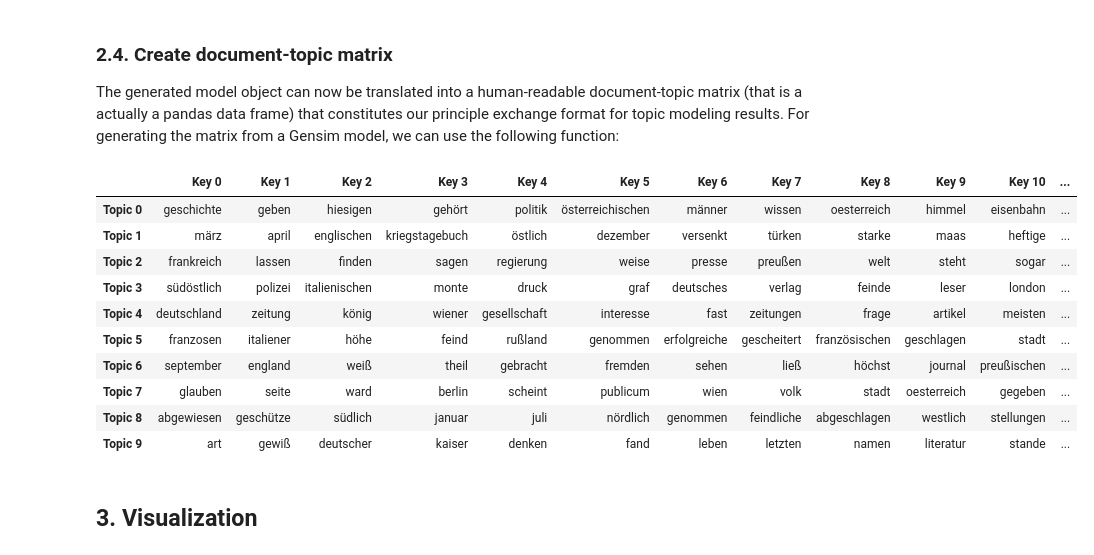
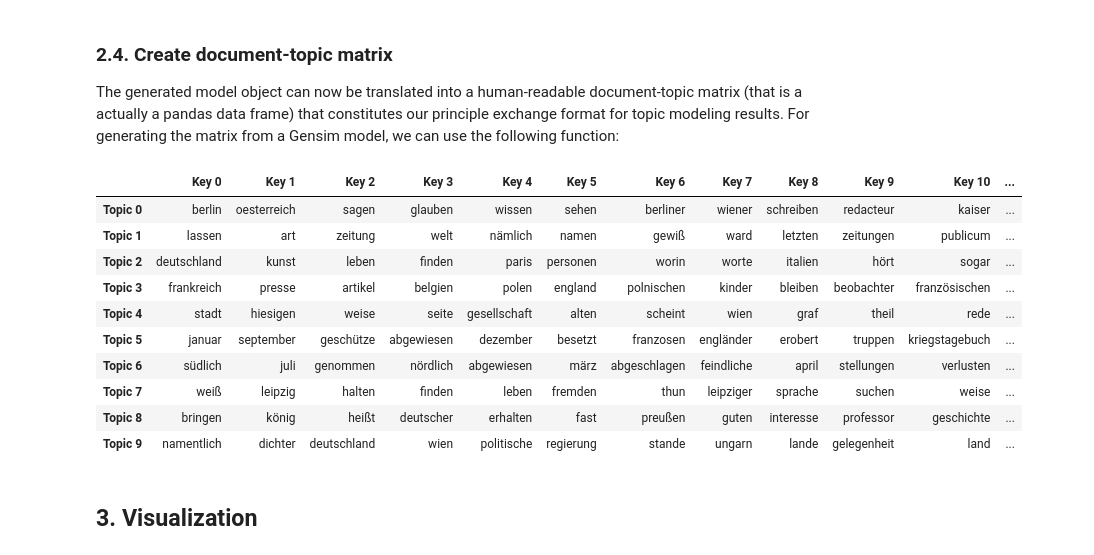
Before and after one commit to pielstroem/Topics, a Jupyter notebook: IntroducingMallet.ipynb, the cells around one changed output. Drawn from its saved outputs; the diff is of its cells as text; code cells hidden in the pictures.

```diff
--- a/IntroducingMallet.ipynb
+++ b/IntroducingMallet.ipynb
@@ -279,20 +279,20 @@ Wall time: 5.63 s
 
 The generated model object can now be translated into a human-readable document-topic matrix (that is a actually a pandas data frame) that constitutes our principle exchange format for topic modeling results. For generating the matrix from a Gensim model, we can use the following function:
 # %%
-topics = postprocessing.show_topics(topic_keys_file='tutorial_supplementals/mallet_output/topics.txt')
+topics = postprocessing.show_topics(topic_keys_file='tutorial_supplementals/mallet_output/topic_keys.txt')
 topics
 # %% [output]
 |  | Key 0 | Key 1 | Key 2 | Key 3 | Key 4 | Key 5 | Key 6 | Key 7 | Key 8 | Key 9 | Key 10 | ... |
-| Topic 0 | geschichte | geben | hiesigen | gehört | politik | österreichischen | männer | wissen | oesterreich | himmel | eisenbahn | ... |
-| Topic 1 | märz | april | englischen | kriegstagebuch | östlich | dezember | versenkt | türken | starke | maas | heftige | ... |
-| Topic 2 | frankreich | lassen | finden | sagen | regierung | weise | presse | preußen | welt | steht | sogar | ... |
-| Topic 3 | südöstlich | polizei | italienischen | monte | druck | graf | deutsches | verlag | feinde | leser | london | ... |
-| Topic 4 | deutschland | zeitung | könig | wiener | gesellschaft | interesse | fast | zeitungen | frage | artikel | meisten | ... |
-| Topic 5 | franzosen | italiener | höhe | feind | rußland | genommen | erfolgreiche | gescheitert | französischen | geschlagen | stadt | ... |
-| Topic 6 | september | england | weiß | theil | gebracht | fremden | sehen | ließ | höchst | journal | preußischen | ... |
-| Topic 7 | glauben | seite | ward | berlin | scheint | publicum | wien | volk | stadt | oesterreich | gegeben | ... |
-| Topic 8 | abgewiesen | geschütze | südlich | januar | juli | nördlich | genommen | feindliche | abgeschlagen | westlich | stellungen | ... |
-| Topic 9 | art | gewiß | deutscher | kaiser | denken | fand | leben | letzten | namen | literatur | stande | ... |
+| Topic 0 | berlin | oesterreich | sagen | glauben | wissen | sehen | berliner | wiener | schreiben | redacteur | kaiser | ... |
+| Topic 1 | lassen | art | zeitung | welt | nämlich | namen | gewiß | ward | letzten | zeitungen | publicum | ... |
+| Topic 2 | deutschland | kunst | leben | finden | paris | personen | worin | worte | italien | hört | sogar | ... |
+| Topic 3 | frankreich | presse | artikel | belgien | polen | england | polnischen | kinder | bleiben | beobachter | französischen | ... |
+| Topic 4 | stadt | hiesigen | weise | seite | gesellschaft | alten | scheint | wien | graf | theil | rede | ... |
+| Topic 5 | januar | september | geschütze | abgewiesen | dezember | besetzt | franzosen | engländer | erobert | truppen | kriegstagebuch | ... |
+| Topic 6 | südlich | juli | genommen | nördlich | abgewiesen | märz | abgeschlagen | feindliche | april | stellungen | verlusten | ... |
+| Topic 7 | weiß | leipzig | halten | finden | leben | fremden | thun | leipziger | sprache | suchen | weise | ... |
+| Topic 8 | bringen | könig | heißt | deutscher | erhalten | fast | preußen | guten | interesse | professor | geschichte | ... |
+| Topic 9 | namentlich | dichter | deutschland | wien | politische | regierung | stande | ungarn | lande | gelegenheit | land | ... |
 # %% [markdown]
 ## 3. Visualization
 # %% [markdown]
```
Also changed, not shown: parts of 5 cells of this notebook.
